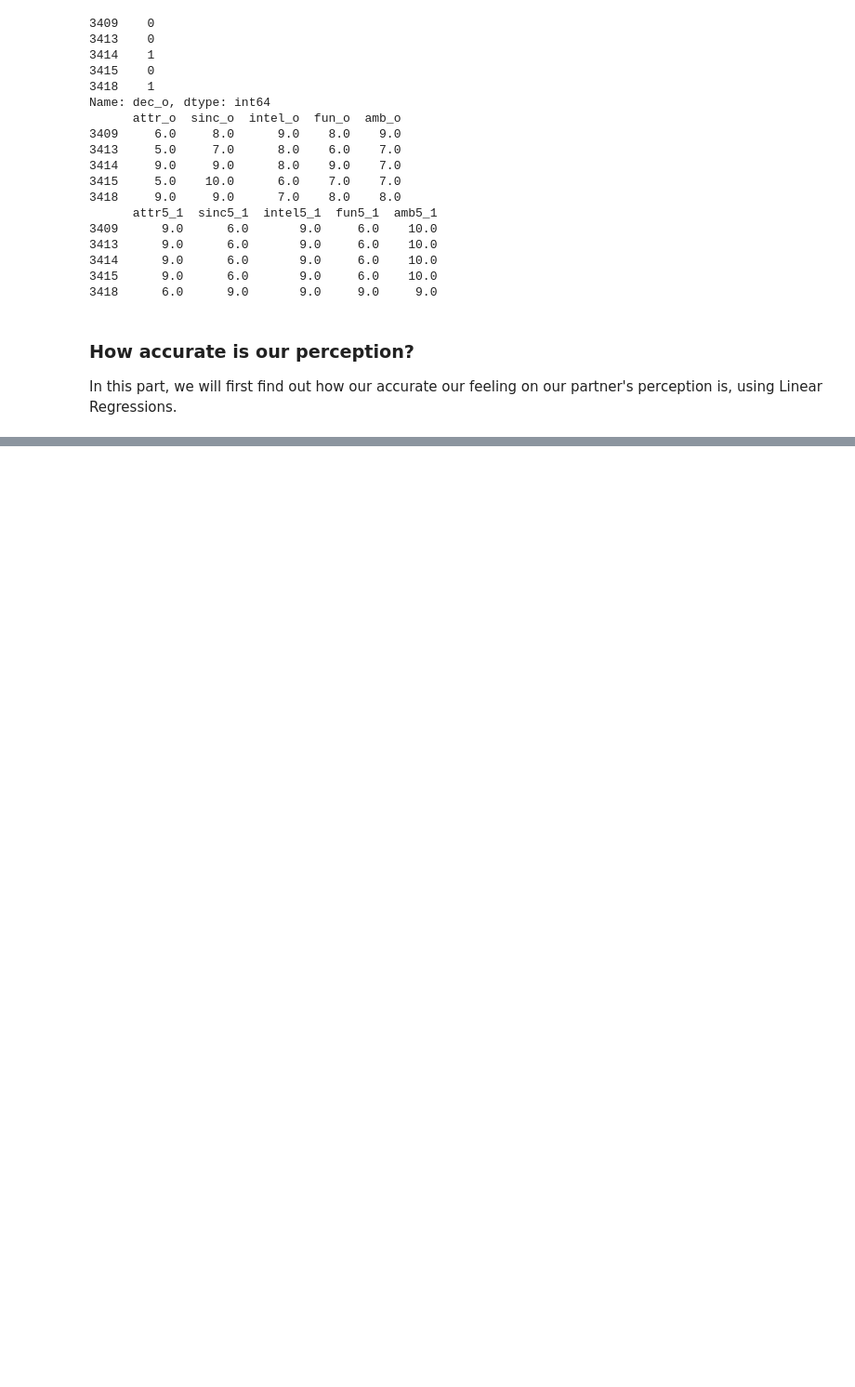
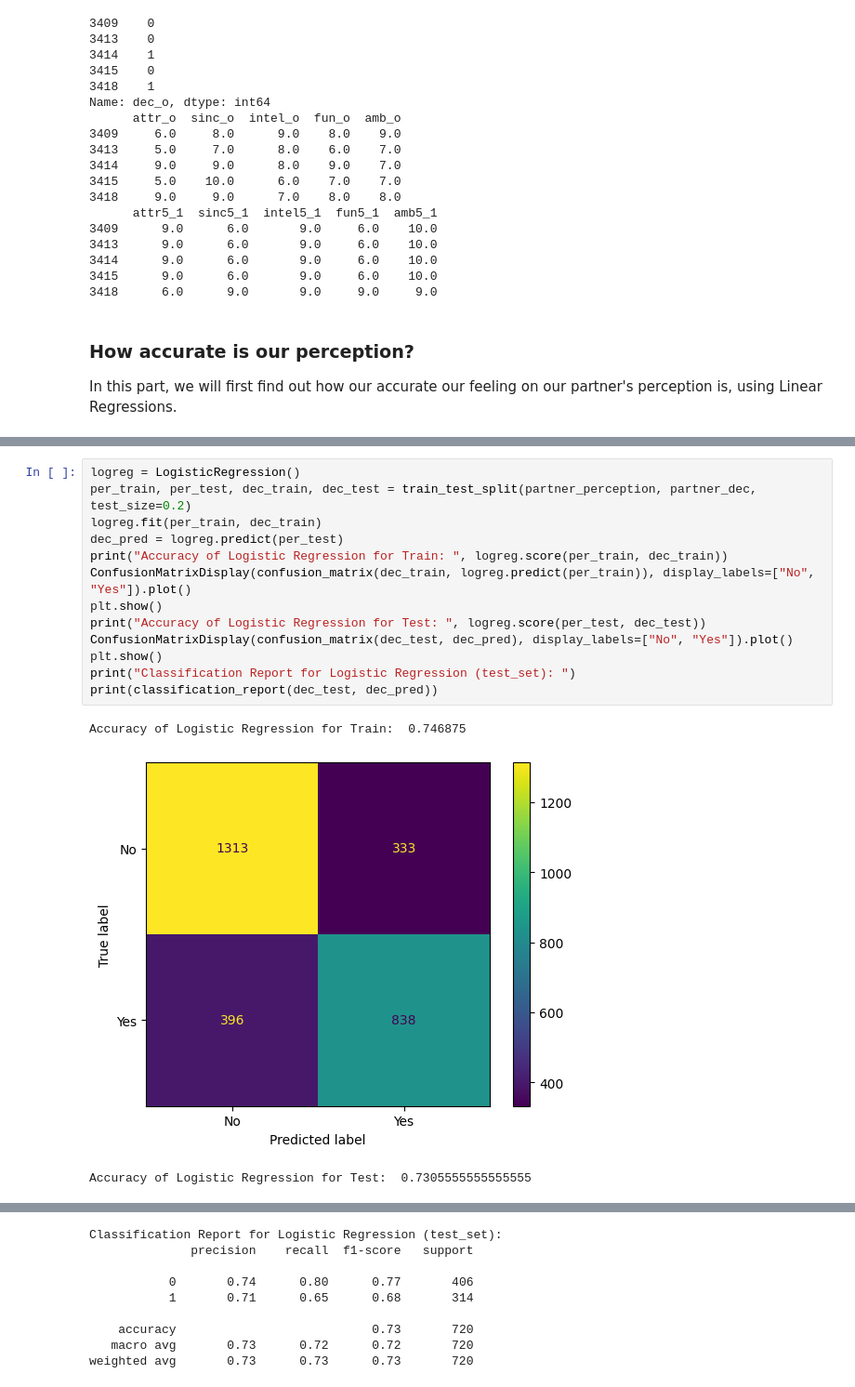
Before and after one commit to Topheral/Dating-analysis, a Jupyter notebook: Machine_Learning.ipynb, the cells around one changed output, grey strips where cells are left out. Shown at 93% size. Drawn from its saved outputs; the diff is of its cells as text; blank space fills up the shorter version.

```diff
--- a/Machine_Learning.ipynb
+++ b/Machine_Learning.ipynb
@@ -146,0 +182,17 @@ Root Mean Squared Error （RMSE)  : 1.8800259281799687
+# %%
+logreg = LogisticRegression()
+per_train, per_test, dec_train, dec_test = train_test_split(partner_perception, partner_dec, test_size=0.2)
+logreg.fit(per_train, dec_train)
+dec_pred = logreg.predict(per_test)
+print("Accuracy of Logistic Regression for Train: ", logreg.score(per_train, dec_train))
+ConfusionMatrixDisplay(confusion_matrix(dec_train, logreg.predict(per_train)), display_labels=["No", "Yes"]).plot()
+plt.show()
+print("Accuracy of Logistic Regression for Test: ", logreg.score(per_test, dec_test))
+ConfusionMatrixDisplay(confusion_matrix(dec_test, dec_pred), display_labels=["No", "Yes"]).plot()
+plt.show()
+print("Classification Report for Logistic Regression (test_set): ")
+print(classification_report(dec_test, dec_pred))
+# %% [output]
+Accuracy of Logistic Regression for Train:  0.746875
+[figure, added]
+Accuracy of Logistic Regression for Test:  0.7305555555555555
@@ -146,0 +200,9 @@ Root Mean Squared Error （RMSE)  : 1.8800259281799687
+Classification Report for Logistic Regression (test_set):
+              precision    recall  f1-score   support
+
+           0       0.74      0.80      0.77       406
+           1       0.71      0.65      0.68       314
+
+    accuracy                           0.73       720
+   macro avg       0.73      0.72      0.72       720
+weighted avg       0.73      0.73      0.73       720
```
Also changed, not shown: parts of 19 cells of this notebook.
